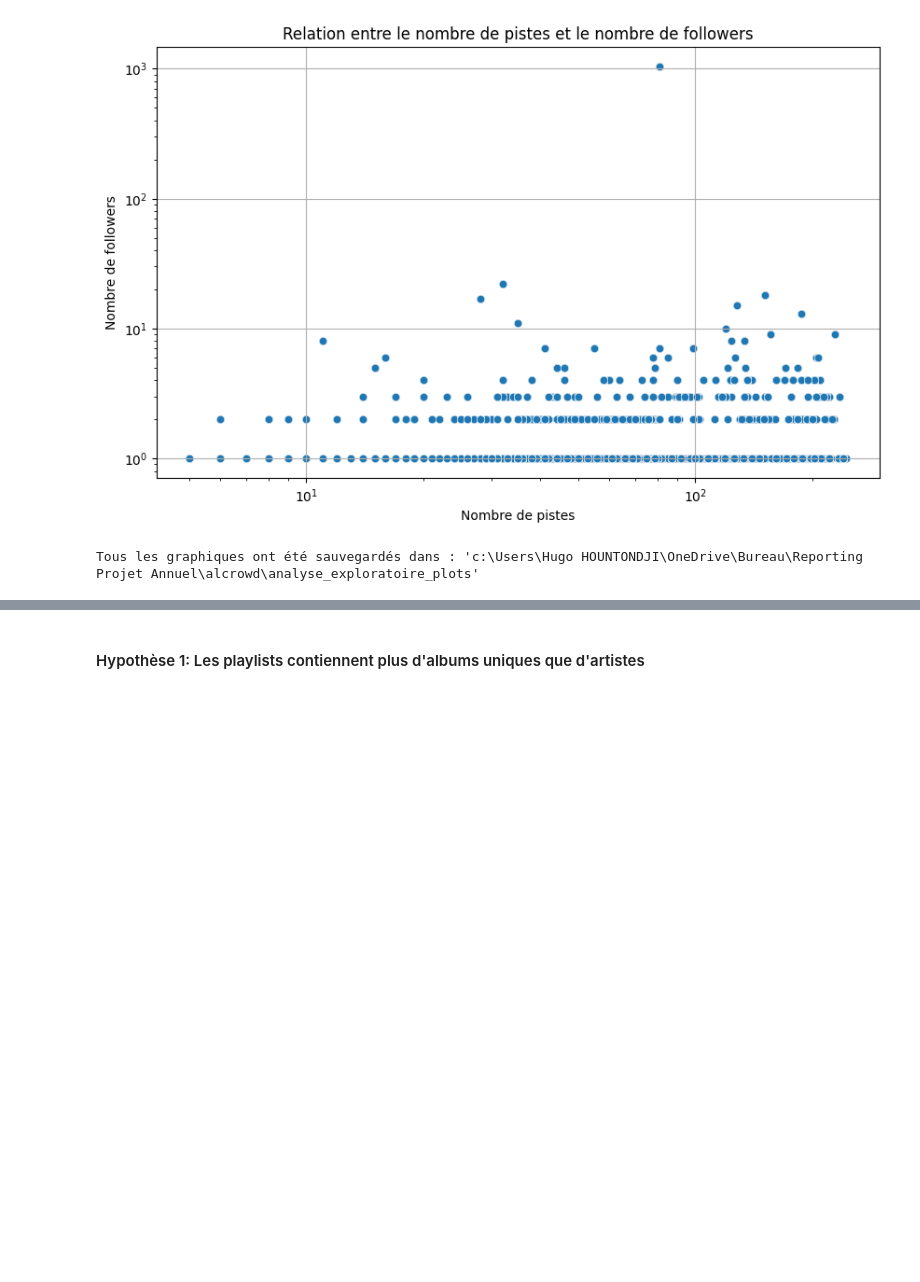
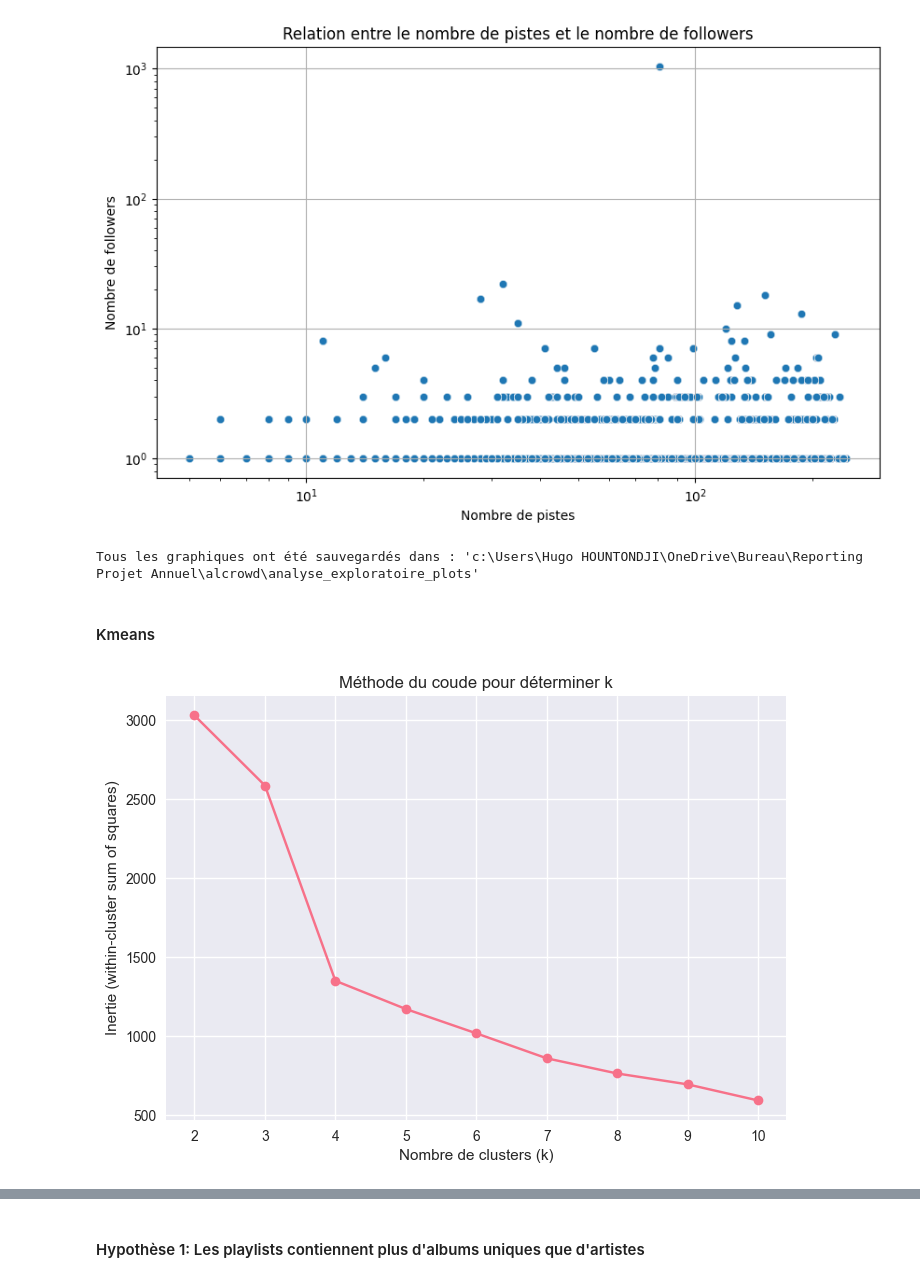
Before and after one commit to HugoHOUNTesgi/Reporting-Projet-Annuel, a Jupyter notebook: projet_reporting.ipynb, the cells around one changed output, grey strips where cells are left out. Saved outputs shown, nothing was run; the diff lists cells and outputs as text; code cells hidden in the pictures; blank space fills up the shorter version.

```diff
--- a/projet_reporting.ipynb
+++ b/projet_reporting.ipynb
@@ -506,3 +499,46 @@ print(f"Tous les graphiques ont été sauvegardés dans : '{output_dir}'")
 Nuage de points sauvegardé : 'c:\Users\Hugo HOUNTONDJI\OneDrive\Bureau\Reporting Projet Annuel\alcrowd\analyse_exploratoire_plots\bivar_3_scatter_pistes_followers.png'
 [figure]
 Tous les graphiques ont été sauvegardés dans : 'c:\Users\Hugo HOUNTONDJI\OneDrive\Bureau\Reporting Projet Annuel\alcrowd\analyse_exploratoire_plots'
+# %% [markdown]
+#### Kmeans
+# %%
+# Calculs par playlist
+features = df.groupby('pid').agg({
+    'track_uri': 'count',
+    'album_name': pd.Series.nunique,
+    'artist_name': pd.Series.nunique,
+    'playlist_duration_ms': 'first',
+}).reset_index()
+
+# Renommer
+features.columns = ['pid', 'num_tracks', 'num_albums', 'num_artists', 'duration_ms']
+
+features['avg_tracks_per_album'] = features['num_tracks'] / features['num_albums']
+features['avg_tracks_per_artist'] = features['num_tracks'] / features['num_artists']
+# %%
+from sklearn.preprocessing import StandardScaler
+
+X = features[['num_tracks', 'num_albums', 'num_artists', 'duration_ms',
+              'avg_tracks_per_album', 'avg_tracks_per_artist']]
+
+scaler = StandardScaler()
+X_scaled = scaler.fit_transform(X)
+# %%
+from sklearn.cluster import KMeans
+import matplotlib.pyplot as plt
+
+inertias = []
+K_range = range(2, 11)
+
+for k in K_range:
+    km = KMeans(n_clusters=k, random_state=42)
+    km.fit(X_scaled)
+    inertias.append(km.inertia_)
+
+plt.plot(K_range, inertias, marker='o')
+plt.xlabel('Nombre de clusters (k)')
+plt.ylabel("Inertie (within-cluster sum of squares)")
+plt.title("Méthode du coude pour déterminer k")
+plt.show()
+# %% [output]
+[figure, added]
```
Also changed, not shown: parts of 30 cells of this notebook, 1 other file.
